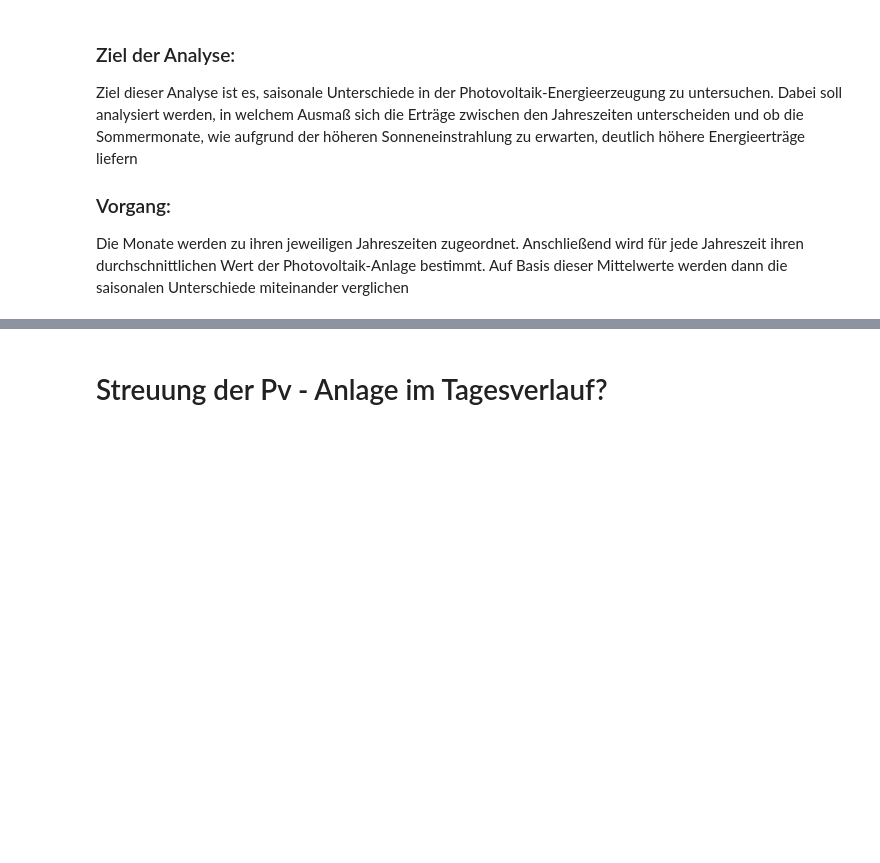
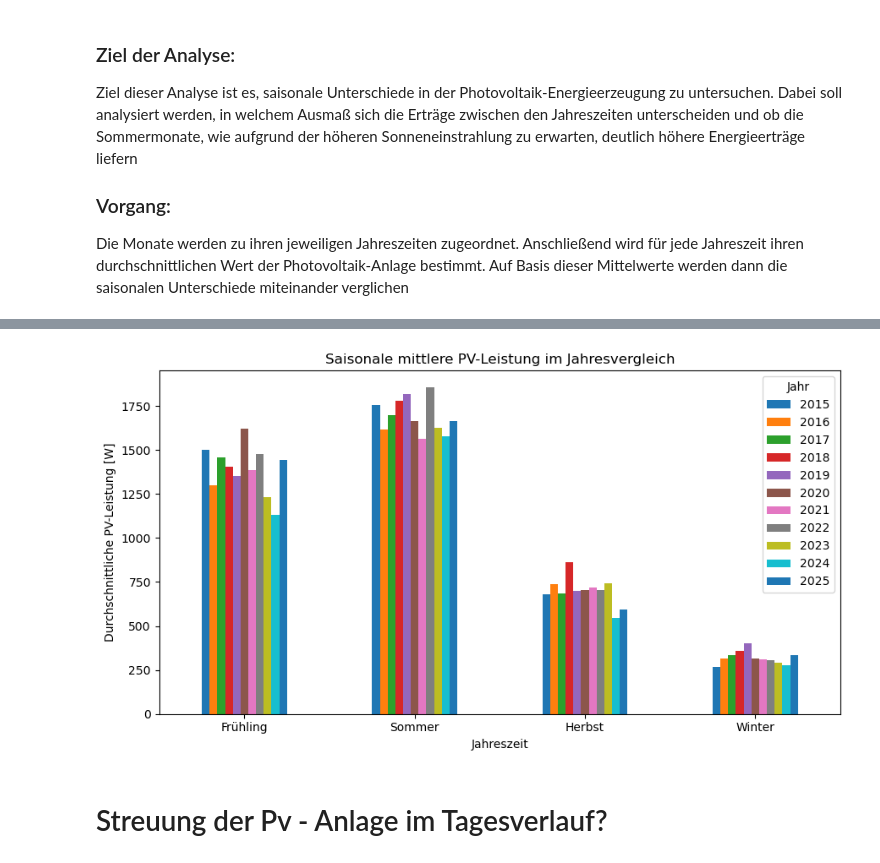
Before and after one commit to hagen-o/Inf2-Hausarbeit-SolarAnalyse, a Jupyter notebook: Hausarbeit.ipynb, the cells around one changed output, grey strips where cells are left out. Saved outputs shown, nothing was run; the diff lists cells and outputs as text; code cells hidden in the pictures; blank space fills up the shorter version.

```diff
--- a/Hausarbeit.ipynb
+++ b/Hausarbeit.ipynb
@@ -102,3 +111,81 @@ Text(0.5, 0, 'Jahreszeiten')
+# %%
+import pandas as pd
+import matplotlib.pyplot as plt
+
+# --------------------------------------------------
+# 1. Zeitstempel robust behandeln
+# --------------------------------------------------
+
+# Fall A: timestamp ist Spalte
+if "timestamp" in df_all.columns:
+    df_all["timestamp"] = pd.to_datetime(df_all["timestamp"])
+    df_all["year"] = df_all["timestamp"].dt.year
+    df_all["month"] = df_all["timestamp"].dt.month
+
+# Fall B: timestamp ist Index
+elif isinstance(df_all.index, pd.DatetimeIndex):
+    df_all["year"] = df_all.index.year
+    df_all["month"] = df_all.index.month
+
+# Fall C: kein Zeitstempel vorhanden → abbrechen
+else:
+    raise ValueError("Kein Zeitstempel gefunden (weder Spalte noch DatetimeIndex).")
+
+# --------------------------------------------------
+# 2. Jahreszeiten zuweisen
+# --------------------------------------------------
+
+season_map = {
+    12: "Winter", 1: "Winter", 2: "Winter",
+    3: "Frühling", 4: "Frühling", 5: "Frühling",
+    6: "Sommer", 7: "Sommer", 8: "Sommer",
+    9: "Herbst", 10: "Herbst", 11: "Herbst"
+}
+
+df_all["season"] = df_all["month"].map(season_map)
+
+# --------------------------------------------------
+# 3. Saisonale Mittelwerte pro Jahr berechnen
+# --------------------------------------------------
+
+season_year_means = (
+    df_all
+    .groupby(["year", "season"])["pv_power_w"]
+    .mean()
+    .reset_index()
+)
+
+# --------------------------------------------------
+# 4. In Wide-Format bringen
+# --------------------------------------------------
+
+season_year_df = season_year_means.pivot(
+    index="season",
+    columns="year",
+    values="pv_power_w"
+)
+
+# Reihenfolge der Jahreszeiten festlegen
+season_order = ["Frühling", "Sommer", "Herbst", "Winter"]
+season_year_df = season_year_df.reindex(season_order)
+
+# --------------------------------------------------
+# 5. Plot
+# --------------------------------------------------
+
+plt.figure(figsize=(9, 5))
+season_year_df.plot(kind="bar", ax=plt.gca())
+
+plt.title("Saisonale mittlere PV-Leistung im Jahresvergleich")
+plt.ylabel("Durchschnittliche PV-Leistung [W]")
+plt.xlabel("Jahreszeit")
+plt.xticks(rotation=0)
+plt.legend(title="Jahr")
+
+plt.tight_layout()
+plt.show()
+# %% [output]
+[figure, added]
 # %% [markdown]
 # Streuung der Pv - Anlage im Tagesverlauf?
 # %% [markdown]
```
Also changed, not shown: parts of 10 cells of this notebook.
